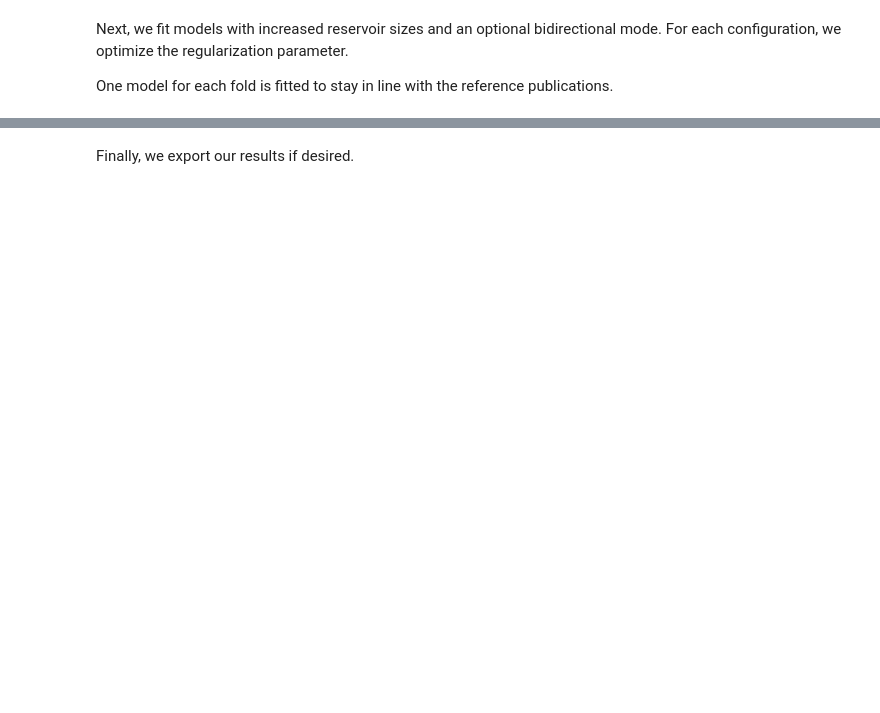
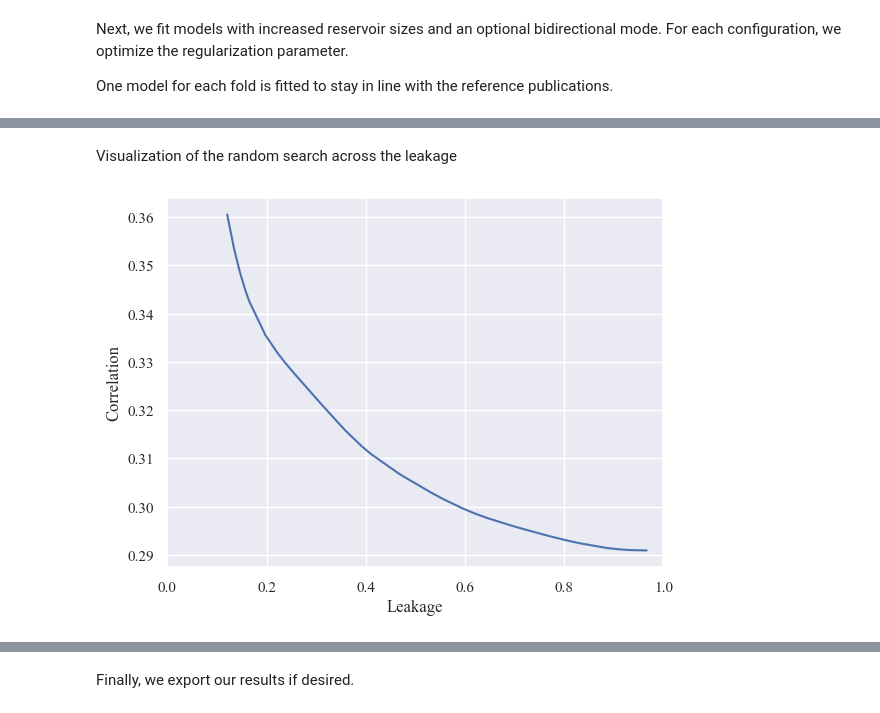
Before and after one commit to renierts/onset_detection, a Jupyter notebook: src/Onset-Detection.ipynb, the cells around one changed output, grey strips where cells are left out. Cells and saved outputs as stored; diff of their text form; code cells hidden in the pictures; blank space fills up the shorter version.

```diff
--- a/src/Onset-Detection.ipynb
+++ b/src/Onset-Detection.ipynb
@@ -178,0 +267,14 @@ One model for each fold is fitted to stay in line with the reference publication
+# %% [markdown]
+Visualization of the random search across the leakage
+# %%
+if plot:
+    df = pd.DataFrame(search.all_cv_results_["step2"])
+    df["mean_test_score"] = -df["mean_test_score"]
+    fig, axs = plt.subplots()
+    sns.lineplot(data=df, x="param_leakage", y="mean_test_score", ax=axs)
+    axs.set_xlim((0.0, 1.0))
+    axs.set_xlabel("Leakage")
+    axs.set_ylabel("Correlation")
+    plt.savefig(f"../results/kmeans_esn_{decoded_frame_sizes}_leakage.pdf", bbox_inches='tight', pad_inches=0)
+# %% [output]
+[figure, added]
```
Also changed, not shown: parts of 39 cells of this notebook, 15 other files.
